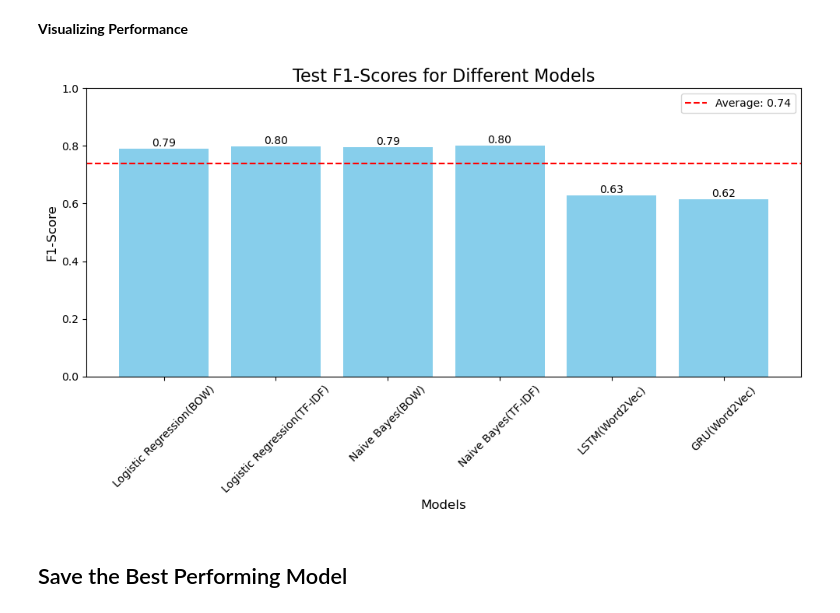
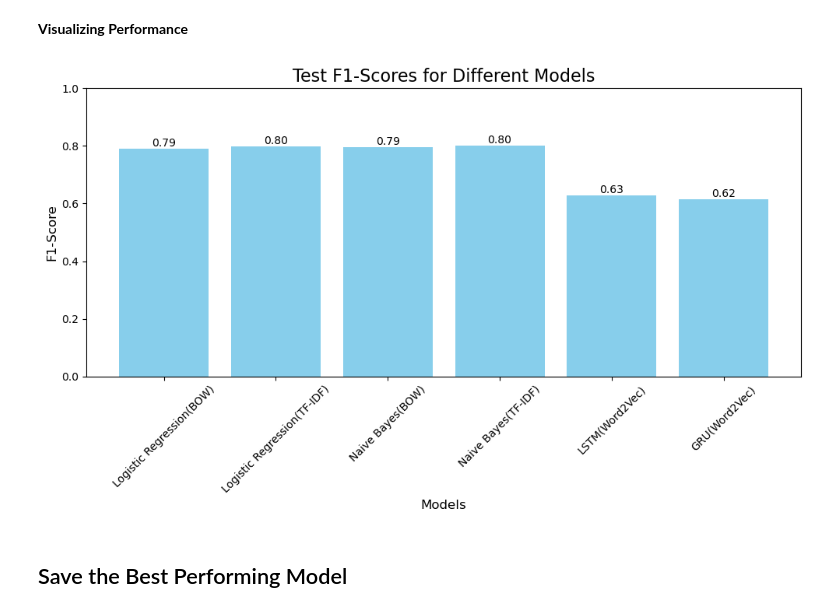
Before and after one commit to Shanmukhi1920/Text-Classification, a Jupyter notebook: notebooks/disaster-tweets.ipynb, the cells around one changed output. Cells and saved outputs as stored; diff of their text form; code cells hidden in the pictures.

```diff
--- a/notebooks/disaster-tweets.ipynb
+++ b/notebooks/disaster-tweets.ipynb
@@ -977,37 +975,33 @@ Submitting to Kaggle competition yielded a score of 0.61507
 # %%
 # Data
 models = ['Logistic Regression(BOW)', 'Logistic Regression(TF-IDF)', 'Naive Bayes(BOW)', 'Naive Bayes(TF-IDF)','LSTM(Word2Vec)','GRU(Word2Vec)']
 f1_scores = [0.79037, 0.79834, 0.79497, 0.79987, 0.62917, 0.61507]
 
 # Create the plot
 plt.figure(figsize=(10, 6))
 bars = plt.bar(models, f1_scores, color='skyblue')
 
 # Customize the plot
 plt.title('Test F1-Scores for Different Models', fontsize=16)
 plt.xlabel('Models', fontsize=12)
 plt.ylabel('F1-Score', fontsize=12)
 plt.ylim(0, 1)  # F1-score range is 0 to 1
 plt.xticks(rotation=45)
 
 # Add value labels on top of each bar
 for bar in bars:
     height = bar.get_height()
     plt.text(bar.get_x() + bar.get_width()/2., height,
              f'{height:.2f}',
              ha='center', va='bottom')
 
-# Add a horizontal line for average F1-score
-avg_f1 = np.mean(f1_scores)
-plt.axhline(y=avg_f1, color='red', linestyle='--', label=f'Average: {avg_f1:.2f}')
 
-plt.legend()
 plt.tight_layout()
 
 # Show the plot
 plt.show()
 # %% [output]
-[figure, old version]
+[figure, new version]
 # %% [markdown]
 ## Save the Best Performing Model
 # %%
```
Also changed, not shown: parts of 1 cell of this notebook.
